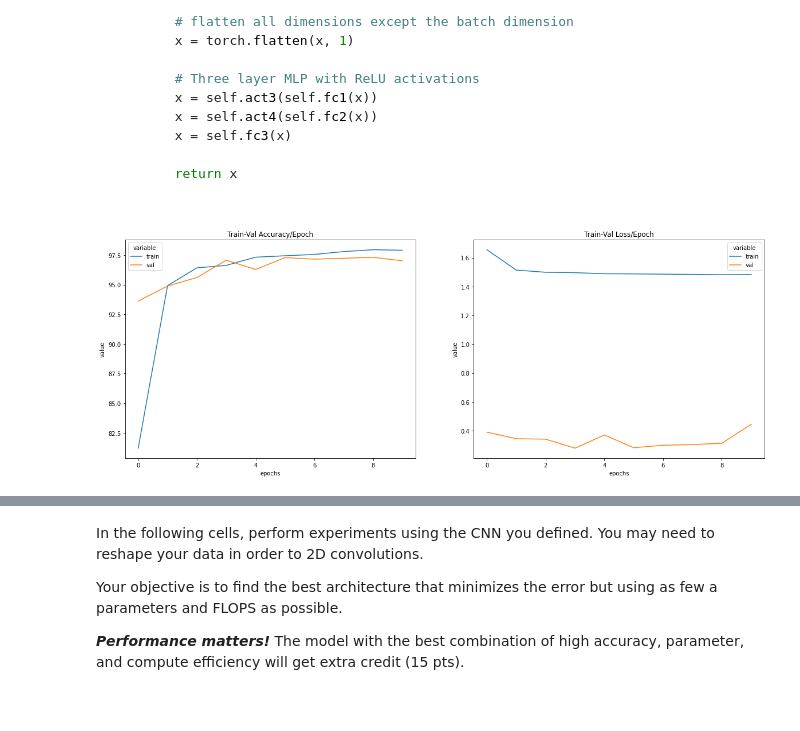
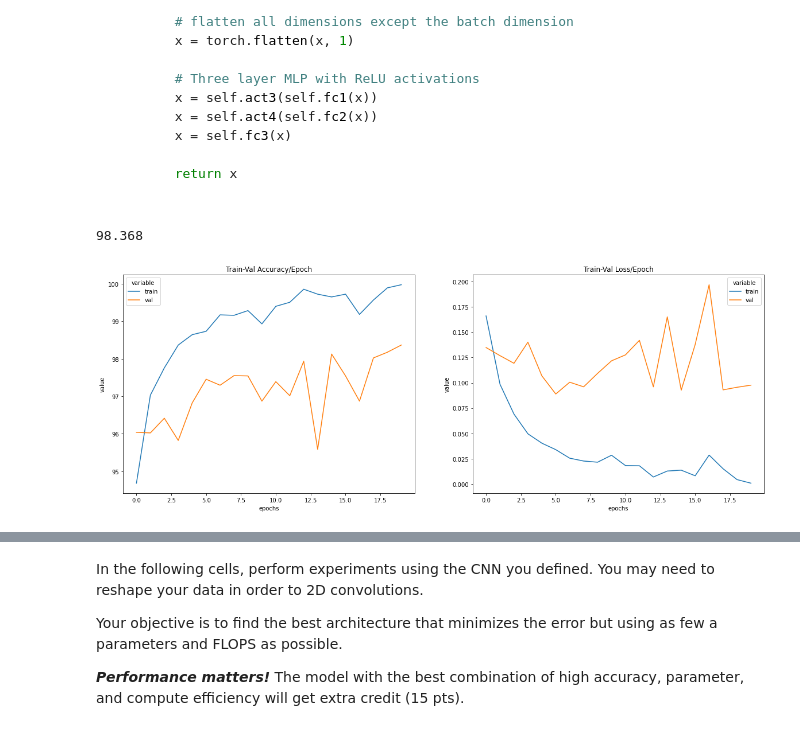
Before and after one commit to ttourneux/Final-Project, a Jupyter notebook: Assignment_3A.ipynb, the cells around one changed output, grey strips where cells are left out. Cells and saved outputs as stored; diff of their text form; code cells hidden in the pictures.

Commit message:
proof that theoNet5 gets 97+% accuracy

```diff
--- a/Assignment_3A.ipynb
+++ b/Assignment_3A.ipynb
@@ -253,7 +255,7 @@ At the end of the cell, construct a training and test dataset.
 Name these carefully, these datasets will be used in the next sections.
 # %%
 trans = transforms.Compose([
-     #transforms.RandomRotation(degrees = 15),
+     transforms.RandomRotation(degrees = 15),
      transforms.Normalize(.13, .31, inplace=False),
  ])
 # %%
@@ -544,0 +970,23 @@ plot_scores(accuracy_stats,loss_stats)
+# %%
+accuracy_stats = {
+    'train': [],
+    "val": []
+}
+loss_stats = {
+    'train': [],
+    "val": []
+}
+
+model = LinearSoftmax(10)
+#model = LinearSVM(10)## we are just working with MNIST data for now
+model.to(device)
+
+#criterion = nn.CrossEntropyLoss()
+criterion = nn.NLLLoss()
+optimizer =torch.optim.Adagrad(model.parameters(), lr = .001)##torch.nn.CrossEntropyLoss()
+BATCH_SIZE = 16
+
+train_loop(model,criterion, optimizer,BATCH_SIZE = BATCH_SIZE,EPOCHS = 50, ) ## I am curious to see what 100 epochs yeilds.
+
+plot_scores(accuracy_stats,loss_stats)
+print(max(accuracy_stats['val']))
@@ -705,22 +1161,24 @@ class LeNet(nn.Module):
 # %%
 accuracy_stats = {
     'train': [],
     "val": []
 }
 loss_stats = {
     'train': [],
     "val": []
 }
 
-model = LeNet()## we are just working with MNIST data for now
+conv_model = LeNet()## we are just working with MNIST data for now
 model.to(device)
 
 criterion = nn.CrossEntropyLoss()
 optimizer = torch.optim.Adam(model.parameters(), lr = .001)##torch.nn.CrossEntropyLoss()
+BATCH_SIZE = 16
 
-
-train_loop(model,train_loader, val_loader, criterion, optimizer,EPOCHS = 10)
+train_loop(model,criterion, optimizer,BATCH_SIZE = BATCH_SIZE,EPOCHS = 20, )
 
 plot_scores(accuracy_stats,loss_stats)
+print(max(accuracy_stats['val']))
 # %% [output]
+98.368
-[figure, old version]
+[figure, new version]
```
Also changed, not shown: parts of 81 cells of this notebook.
